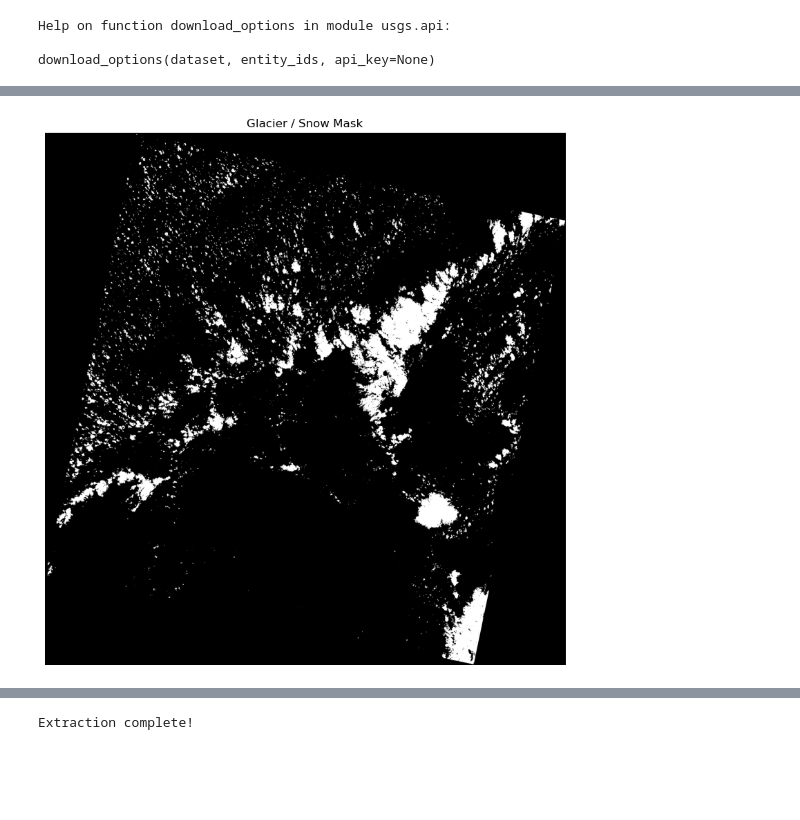
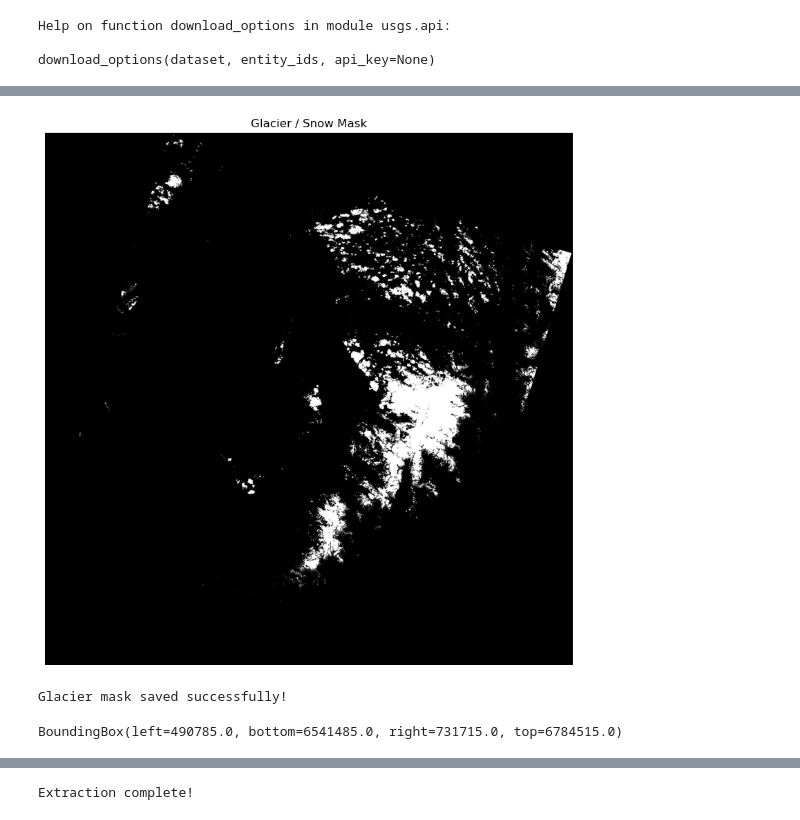
Before and after one commit to scouser-ulster/EGM722_Project, a Jupyter notebook: EMG722_Project_GlacierAreaCalcualtor.ipynb, the cells around one changed output, grey strips where cells are left out. Drawn from its saved outputs; the diff is of its cells as text; code cells hidden in the pictures; blank space fills up the shorter version.

```diff
--- a/EMG722_Project_GlacierAreaCalcualtor.ipynb
+++ b/EMG722_Project_GlacierAreaCalcualtor.ipynb
@@ -388,9 +453,9 @@ import numpy as np
 import matplotlib.pyplot as plt
 
 # Paths to your TIFF files
-band5_path = 'Landsat8_Images/extracted/LC08_L1GT_072043_20170501_20201016_02_T2_B5.TIF'  # Near-Infrared
-band4_path = 'Landsat8_Images/extracted/LC08_L1GT_072043_20170501_20201016_02_T2_B4.TIF'  # Red
-band3_path = 'Landsat8_Images/extracted/LC08_L1GT_072043_20170501_20201016_02_T2_B3.TIF'  # Green
+band5_path = 'Landsat8_Images/extracted/LC08_L1TP_069018_20230817_20230825_02_T1_B5.TIF'  # Near-Infrared
+band4_path = 'Landsat8_Images/extracted/LC08_L1TP_069018_20230817_20230825_02_T1_B4.TIF'  # Red
+band3_path = 'Landsat8_Images/extracted/LC08_L1TP_069018_20230817_20230825_02_T1_B3.TIF'  # Green
 
 # Open the bands
 with rasterio.open(band5_path) as band5:
@@ -443,9 +508,9 @@ import numpy as np
 import matplotlib.pyplot as plt
 
 # Paths to your TIFF files
-band5_path = 'Landsat8_Images/extracted/LC08_L1GT_072043_20170501_20201016_02_T2_B5.TIF'  # Near-Infrared
-band4_path = 'Landsat8_Images/extracted/LC08_L1GT_072043_20170501_20201016_02_T2_B4.TIF'  # Red
-band3_path = 'Landsat8_Images/extracted/LC08_L1GT_072043_20170501_20201016_02_T2_B3.TIF'  # Green
+band5_path = 'Landsat8_Images/extracted/LC08_L1TP_069018_20230817_20230825_02_T1_B5.TIF'  # Near-Infrared
+band4_path = 'Landsat8_Images/extracted/LC08_L1TP_069018_20230817_20230825_02_T1_B4.TIF'  # Red
+band3_path = 'Landsat8_Images/extracted/LC08_L1TP_069018_20230817_20230825_02_T1_B3.TIF'  # Green
 
 # Open the bands
 with rasterio.open(band5_path) as band5:
@@ -467,7 +532,7 @@ def normalize(array):
     return (array - array_min) / (array_max - array_min)
 
 # Save the new stacked image
-output_path = 'Landsat8_Images/false_color_composite.tif'
+output_path = 'Landsat8_Images/false_color_compositeKm.tif'
 
 
 # Update profile for 3 bands
@@ -486,32 +551,51 @@ False color image saved to: Landsat8_Images/false_color_composite.tif
 # %%
 import rasterio
 import numpy as np
 import matplotlib.pyplot as plt
 
 # Open the TIFF
-with rasterio.open('Landsat8_Images/false_color_composite.tif') as src:
+with rasterio.open('Landsat8_Images/false_color_compositeKm.tif') as src:
     img = src.read()  # Shape: (bands, height, width)
     profile = src.profile
 
 # Normalize bands to 0-1
 img = img.astype(np.float32)
 img /= img.max()
 
 # Let's say Band 1 (Red), Band 2 (Green), Band 3 (Blue)
 # You can pick based on your composite setup!
 
 red = img[0]
 green = img[1]
 blue = img[2]
 
 # Define a basic glacier mask: high reflectance in visible bands
 glacier_mask = (blue > 0.3) & (green > 0.3) & (red > 0.3)
 
 # Visualize the classification
 plt.figure(figsize=(10, 10))
 plt.imshow(glacier_mask, cmap='gray')
 plt.title('Glacier / Snow Mask')
 plt.axis('off')
 plt.show()
+
+# Update profile for single band, uint8
+profile.update(
+    dtype=rasterio.uint8,
+    count=1
+)
+
+with rasterio.open('Landsat8_Images/glacier_mask.tif', 'w', **profile) as dst:
+    dst.write(glacier_mask.astype(rasterio.uint8), 1)
+
+print("Glacier mask saved successfully!")
 # %% [output]
-[figure, old version]
+[figure, new version]
+Glacier mask saved successfully!
+# %%
+import rasterio
+
+with rasterio.open('Landsat8_Images/glacier_mask.tif') as src:
+    print(src.bounds)
+# %% [output]
+BoundingBox(left=490785.0, bottom=6541485.0, right=731715.0, top=6784515.0)
```
Also changed, not shown: parts of 12 cells of this notebook, 24 other files.
